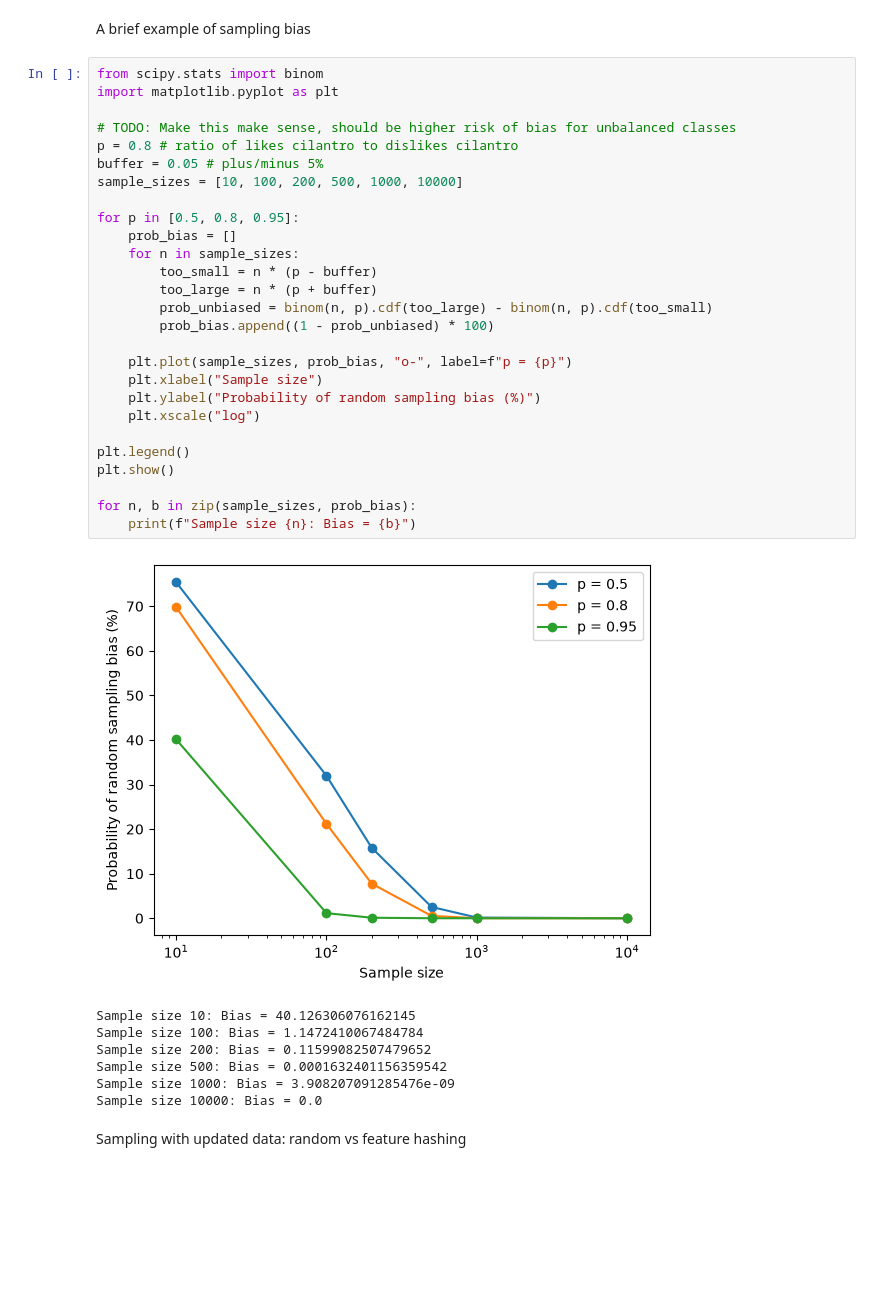
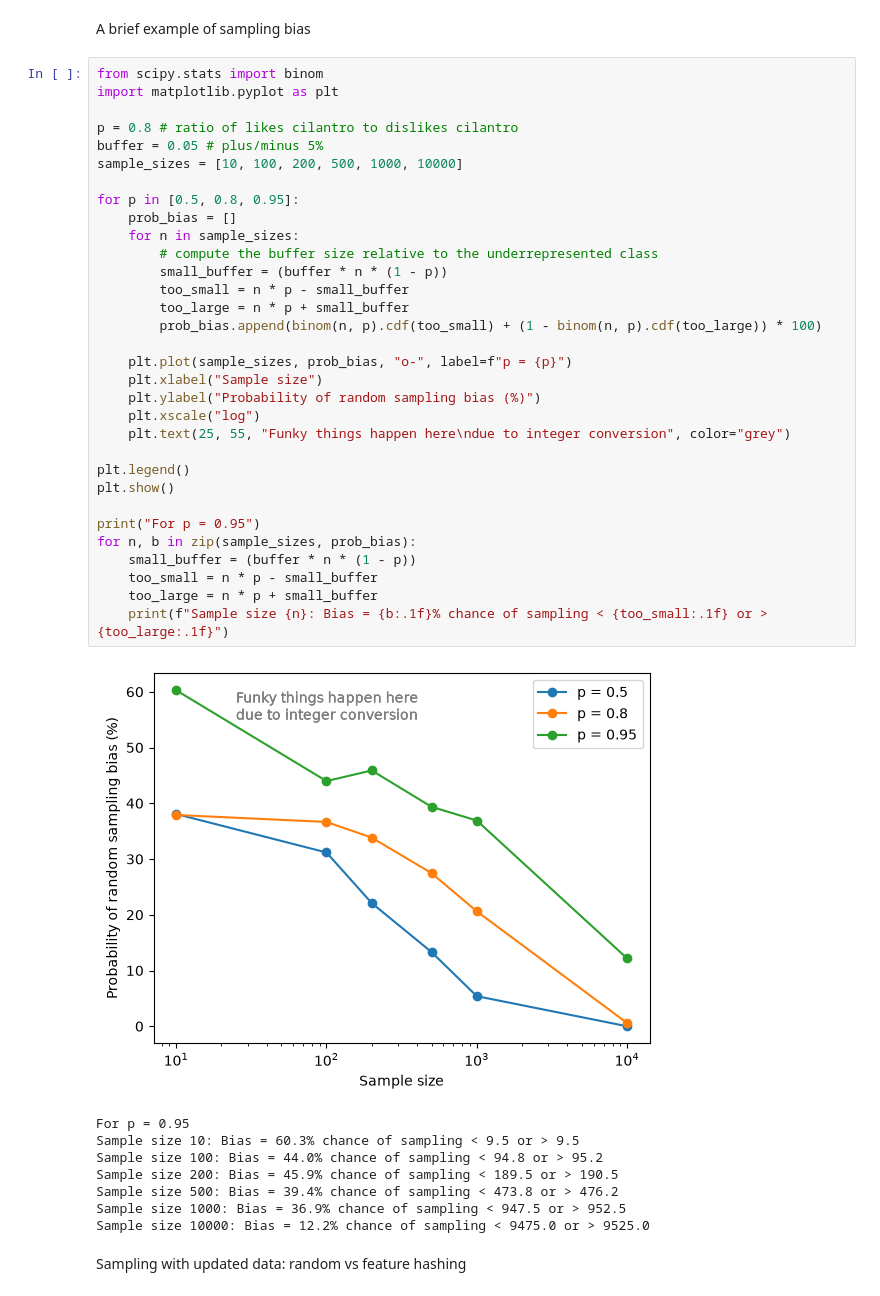
Before and after one commit to mru-data3464/f26, a Jupyter notebook: demo_code/06_splitting_combining/splitting_combining_demo.ipynb, the cells around one changed output. Saved outputs shown, nothing was run; the diff lists cells and outputs as text; blank space fills up the shorter version.

Commit message:
Correcting stratified sampling demonstration

```diff
--- a/demo_code/06_splitting_combining/splitting_combining_demo.ipynb
+++ b/demo_code/06_splitting_combining/splitting_combining_demo.ipynb
@@ -11,38 +11,44 @@ A brief example of sampling bias
 # %%
 from scipy.stats import binom
 import matplotlib.pyplot as plt
 
-# TODO: Make this make sense, should be higher risk of bias for unbalanced classes
 p = 0.8 # ratio of likes cilantro to dislikes cilantro
 buffer = 0.05 # plus/minus 5%
 sample_sizes = [10, 100, 200, 500, 1000, 10000]
 
 for p in [0.5, 0.8, 0.95]:
     prob_bias = []
     for n in sample_sizes:
-        too_small = n * (p - buffer)
-        too_large = n * (p + buffer)
-        prob_unbiased = binom(n, p).cdf(too_large) - binom(n, p).cdf(too_small)
-        prob_bias.append((1 - prob_unbiased) * 100)
+        # compute the buffer size relative to the underrepresented class
+        small_buffer = (buffer * n * (1 - p))
+        too_small = n * p - small_buffer
+        too_large = n * p + small_buffer
+        prob_bias.append(binom(n, p).cdf(too_small) + (1 - binom(n, p).cdf(too_large)) * 100)
 
     plt.plot(sample_sizes, prob_bias, "o-", label=f"p = {p}")
     plt.xlabel("Sample size")
     plt.ylabel("Probability of random sampling bias (%)")
     plt.xscale("log")
+    plt.text(25, 55, "Funky things happen here\ndue to integer conversion", color="grey")
 
 plt.legend()
 plt.show()
 
+print("For p = 0.95")
 for n, b in zip(sample_sizes, prob_bias):
-    print(f"Sample size {n}: Bias = {b}")
+    small_buffer = (buffer * n * (1 - p))
+    too_small = n * p - small_buffer
+    too_large = n * p + small_buffer
+    print(f"Sample size {n}: Bias = {b:.1f}% chance of sampling < {too_small:.1f} or > {too_large:.1f}")
 # %% [output]
-[figure, old version]
+[figure, new version]
-Sample size 10: Bias = 40.126306076162145
-Sample size 100: Bias = 1.1472410067484784
-Sample size 200: Bias = 0.11599082507479652
-Sample size 500: Bias = 0.0001632401156359542
-Sample size 1000: Bias = 3.908207091285476e-09
-Sample size 10000: Bias = 0.0
+For p = 0.95
+Sample size 10: Bias = 60.3% chance of sampling < 9.5 or > 9.5
+Sample size 100: Bias = 44.0% chance of sampling < 94.8 or > 95.2
+Sample size 200: Bias = 45.9% chance of sampling < 189.5 or > 190.5
+Sample size 500: Bias = 39.4% chance of sampling < 473.8 or > 476.2
+Sample size 1000: Bias = 36.9% chance of sampling < 947.5 or > 952.5
+Sample size 10000: Bias = 12.2% chance of sampling < 9475.0 or > 9525.0
 # %% [markdown]
 Sampling with updated data: random vs feature hashing
 # %%
```
Also changed, not shown: 1 other file.
